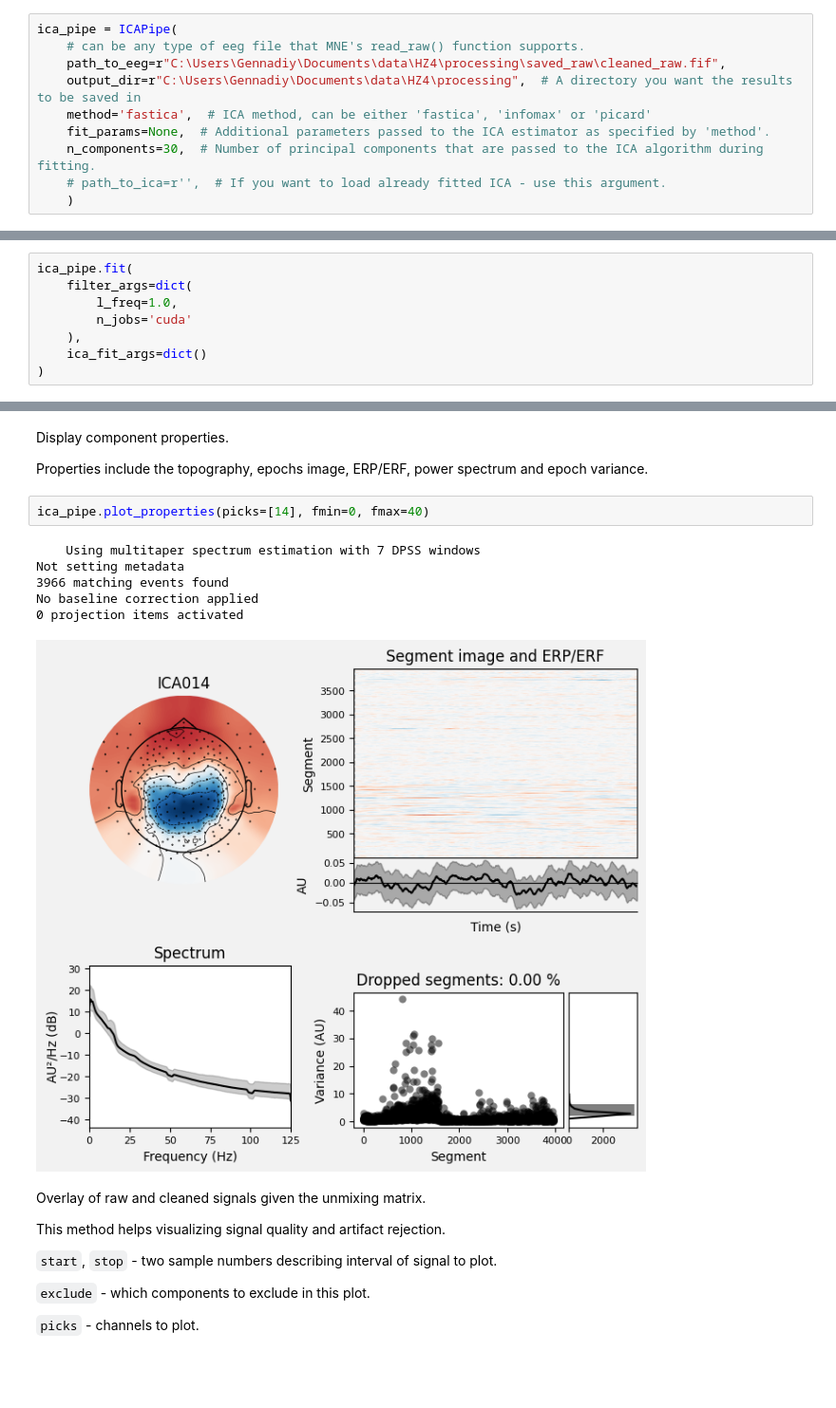
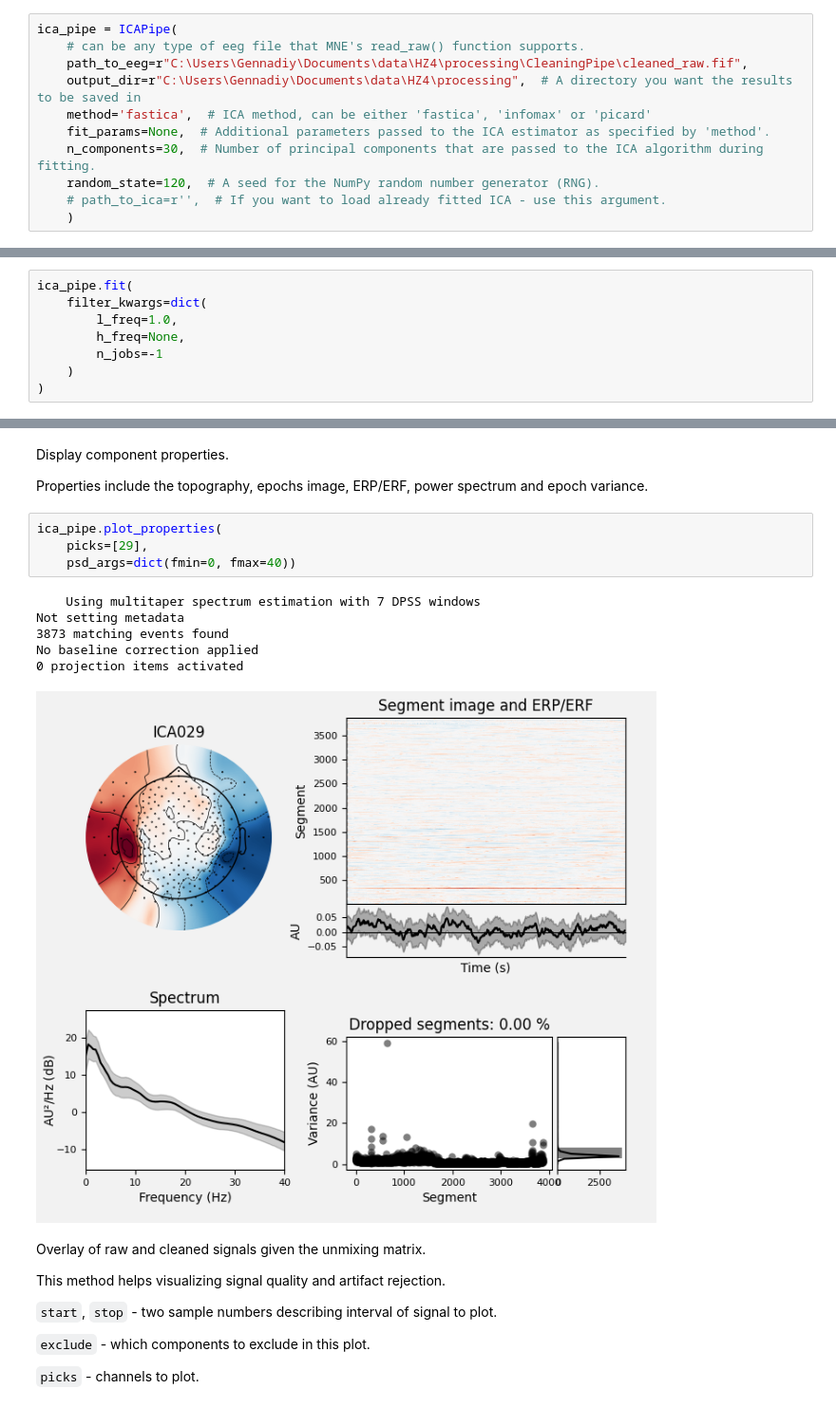
Before and after one commit to NirLab-TAU/sleepeegpy, a Jupyter notebook: notebooks/ica.ipynb, the cells around one changed output, grey strips where cells are left out. Shown at 95% size. Drawn from its saved outputs; the diff is of its cells as text; blank space fills up the shorter version.

```diff
--- a/notebooks/ica.ipynb
+++ b/notebooks/ica.ipynb
@@ -23,11 +23,12 @@ from sleepeeg.pipeline import ICAPipe
 # %%
 ica_pipe = ICAPipe(
     # can be any type of eeg file that MNE's read_raw() function supports.
-    path_to_eeg=r"C:\Users\Gennadiy\Documents\data\HZ4\processing\saved_raw\cleaned_raw.fif",
+    path_to_eeg=r"C:\Users\Gennadiy\Documents\data\HZ4\processing\CleaningPipe\cleaned_raw.fif",
     output_dir=r"C:\Users\Gennadiy\Documents\data\HZ4\processing",  # A directory you want the results to be saved in
     method='fastica',  # ICA method, can be either 'fastica', 'infomax' or 'picard'
     fit_params=None,  # Additional parameters passed to the ICA estimator as specified by 'method'.
     n_components=30,  # Number of principal components that are passed to the ICA algorithm during fitting.
+    random_state=120,  # A seed for the NumPy random number generator (RNG).
     # path_to_ica=r'',  # If you want to load already fitted ICA - use this argument.
     )
 # %% [output]
@@ -49,11 +50,11 @@ Reading 0 ... 2229772  =      0.000 ...  8919.088 secs...
 Run the ICA decomposition on 1 Hz high-pass filtered data
 # %%
 ica_pipe.fit(
-    filter_args=dict(
+    filter_kwargs=dict(
         l_freq=1.0,
-        n_jobs='cuda'
-    ),
-    ica_fit_args=dict()
+        h_freq=None,
+        n_jobs=-1
+    )
 )
 # %% [output]
 Filtering raw data in 1 contiguous segment
@@ -98,14 +100,16 @@ Display component properties.
 
 Properties include the topography, epochs image, ERP/ERF, power spectrum and epoch variance.
 # %%
-ica_pipe.plot_properties(picks=[14], fmin=0, fmax=40)
+ica_pipe.plot_properties(
+    picks=[29],
+    psd_args=dict(fmin=0, fmax=40))
 # %% [output]
     Using multitaper spectrum estimation with 7 DPSS windows
 Not setting metadata
-3966 matching events found
+3873 matching events found
 No baseline correction applied
 0 projection items activated
-[figure, old version]
+[figure, new version]
 # %% [markdown]
 Overlay of raw and cleaned signals given the unmixing matrix.
 
```
Also changed, not shown: parts of 8 cells of this notebook, 26 other files.
